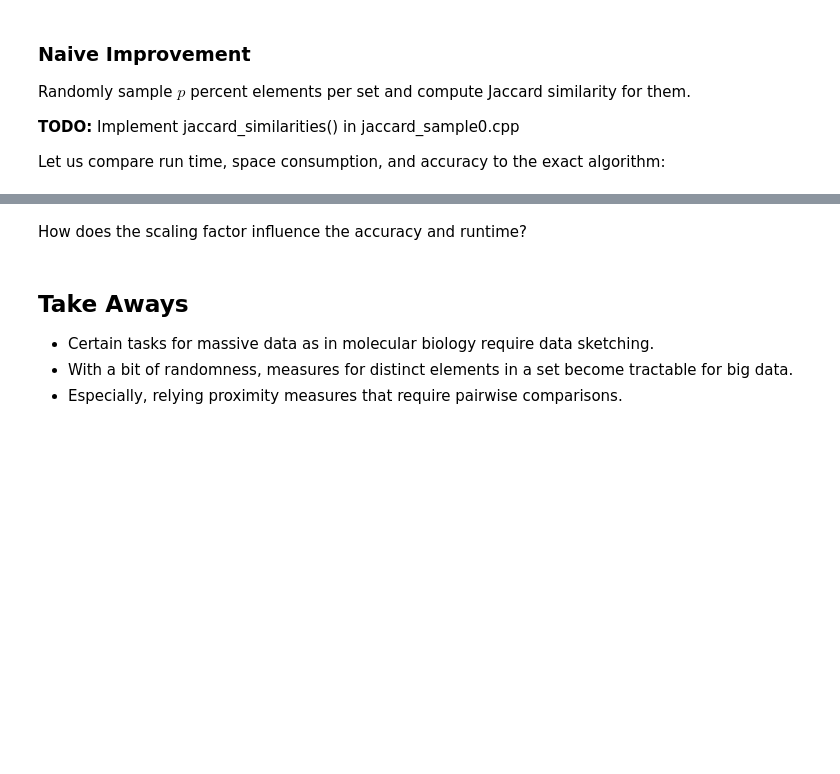
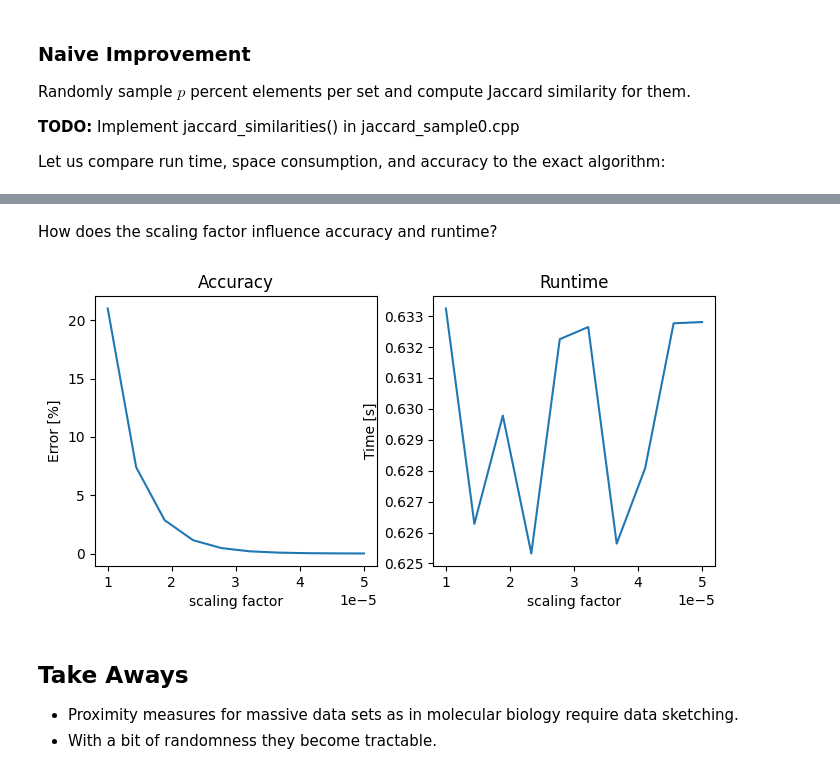
Before and after one commit to jonsmcode/setproximity, a Jupyter notebook: course.ipynb, the cells around one changed output, grey strips where cells are left out. Drawn from its saved outputs; the diff is of its cells as text; code cells hidden in the pictures; blank space fills up the shorter version.

```diff
--- a/course.ipynb
+++ b/course.ipynb
@@ -296,9 +167,12 @@ J(A,B) = \frac{C(A,B)|A|}{|A|+|B|-C(A,B)|A|}.
 $$
 
 Let us compare run time and accuracy to MinHash:
-# %%
-time_fracminhash, mem_fracminhash, fracminhash = track_memory_and_runtime_similarity("build/source/fracminhash0")
-print("Runtime MinHash: %.1fs, FracMinHash: %.1fs" % (time_minhash, time_fracminhash))
-error_fracminhash = np.abs(fracminhash[indices]-jaccard[indices])/jaccard[indices]
-print("Error: %.1f+-%.1f%%" % (np.mean(error_minhash)*100, np.std(error_minhash)*100))
-print("Error FracMinHash: %.1f+-%.1f%%" % (np.mean(error_fracminhash)*100, np.std(error_fracminhash)*100))
+# %%
+for file in files:
+    time_jaccard, mem_jaccard, jaccard = track_memory_and_runtime_similarity("build/source/jaccard1", "data/" + file + "/sequences.fasta")
+    time_fracminhash, mem_fracminhash, fracminhash = track_memory_and_runtime_similarity("build/source/fracminhash2", "data/" + file + "/sequences.fasta", 0.0001)
+    indices = np.triu_indices(jaccard.shape[0], k=1)
+    error_fracminhash = np.abs(fracminhash[indices]-jaccard[indices])/jaccard[indices]
+    print("Runtime Hashtable: %.1fs, FracMinHash: %.1fs" % (time_jaccard, time_fracminhash))
+    print("Memory Hashtable: %.1fMb, FracMinHash: %.1fMb" % (mem_jaccard, mem_fracminhash))
+    print("Error: %.1f+-%.1f%%" % (np.mean(error_fracminhash)*100, np.std(error_fracminhash)*100))
@@ -305,17 +192,18 @@ print("Error FracMinHash: %.1f+-%.1f%%" % (np.mean(error_fracminhash)*100, np.st
 # %% [markdown]
-How does the scaling factor influence the accuracy and runtime?
+How does the scaling factor influence accuracy and runtime?
 # %%
 from evaluate.plots import plot_fracminhash
-scaling_factors = np.linspace(0, .5, 10)
+scaling_factors = np.linspace(.00001, .00005, 10)
 runtimes, errors = [], []
 for scaling_factor in scaling_factors:
-    time, mem, res = track_memory_and_runtime_similarity("build/source/fracminhash0", scaling_factor)
+    time, mem, res = track_memory_and_runtime_similarity("build/source/fracminhash2", "data/mpox/sequences.fasta", scaling_factor)
     runtimes.append(time)
     errors.append(np.mean(np.abs(res[indices]-jaccard[indices])/jaccard[indices])*100)
 plot_fracminhash(errors, runtimes, scaling_factors)
+# %% [output]
+[figure, added]
 # %% [markdown]
 ## Take Aways
 
-- Certain tasks for massive data as in molecular biology require data sketching.
-- With a bit of randomness, measures for distinct elements in a set become tractable for big data.
-- Especially, relying proximity measures that require pairwise comparisons.
+- Proximity measures for massive data sets as in molecular biology require data sketching.
+- With a bit of randomness they become tractable.
```
Also changed, not shown: parts of 24 cells of this notebook, 18 other files.
